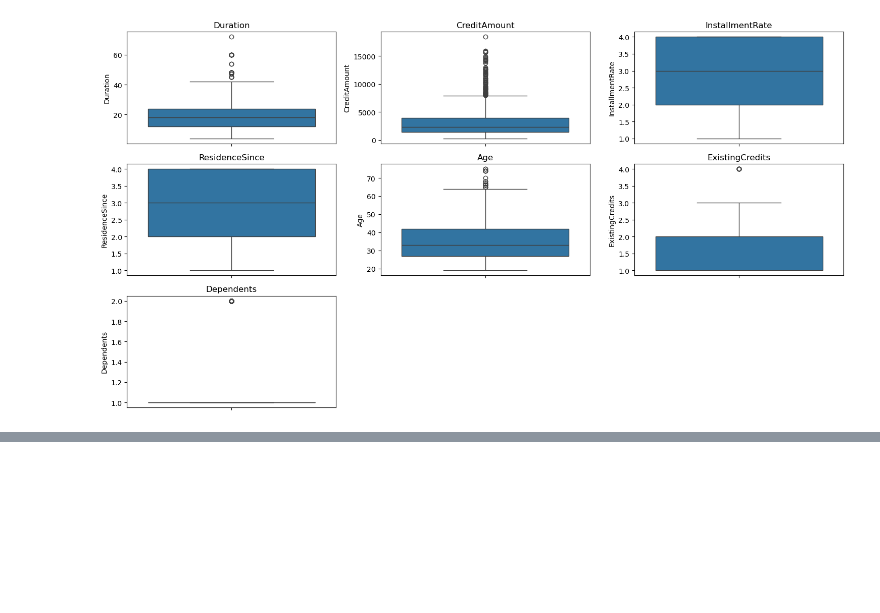
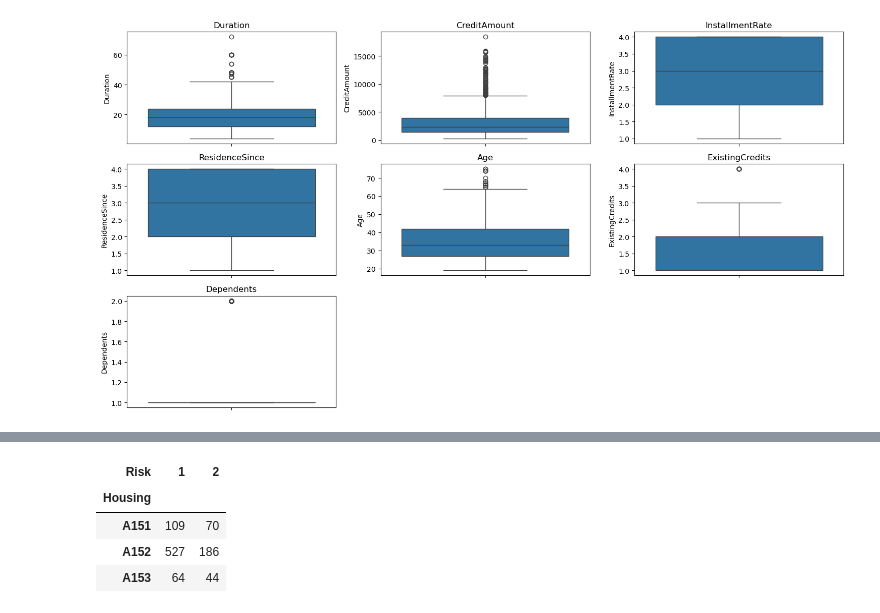
Before and after one commit to darshan-vgithub/credit-risk-prediction-xai-dashboard, a Jupyter notebook: notebooks/01_Data_Understanding_and_EDA.ipynb, the cells around one changed output, grey strips where cells are left out. Cells and saved outputs as stored; diff of their text form; code cells hidden in the pictures; blank space fills up the shorter version.

```diff
--- a/notebooks/01_Data_Understanding_and_EDA.ipynb
+++ b/notebooks/01_Data_Understanding_and_EDA.ipynb
@@ -214,0 +282,11 @@ plt.show()
+# %%
+pd.crosstab(
+    df["Housing"],
+    df["Risk"]
+)
+# %% [output]
+| Risk | 1 | 2 |
+| Housing |  |  |
+| A151 | 109 | 70 |
+| A152 | 527 | 186 |
+| A153 | 64 | 44 |
```
Also changed, not shown: parts of 3 cells of this notebook, 1 other file.
